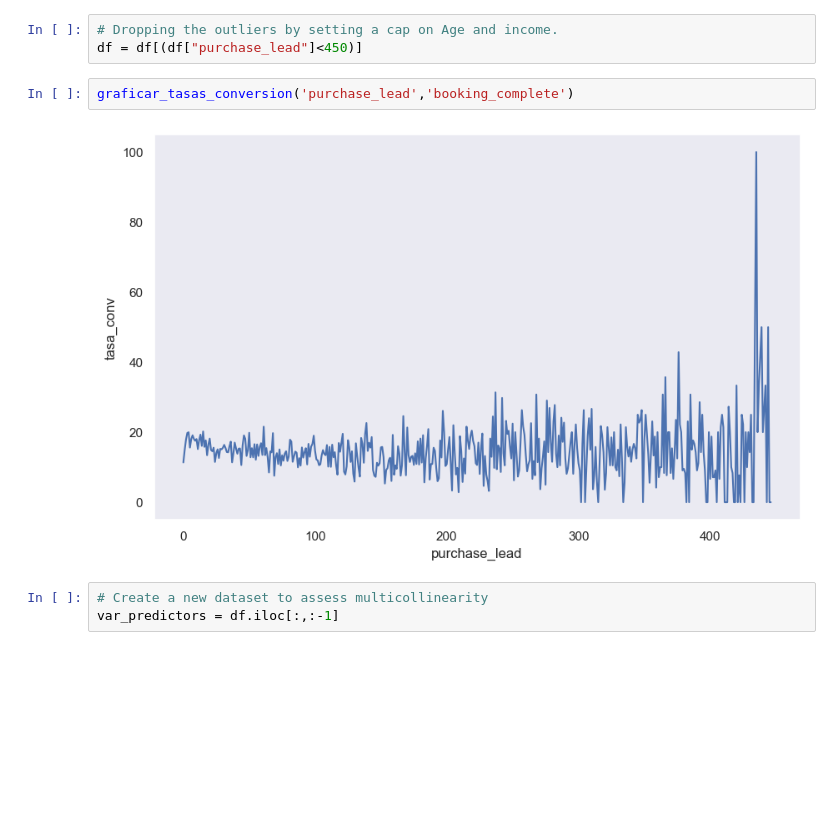
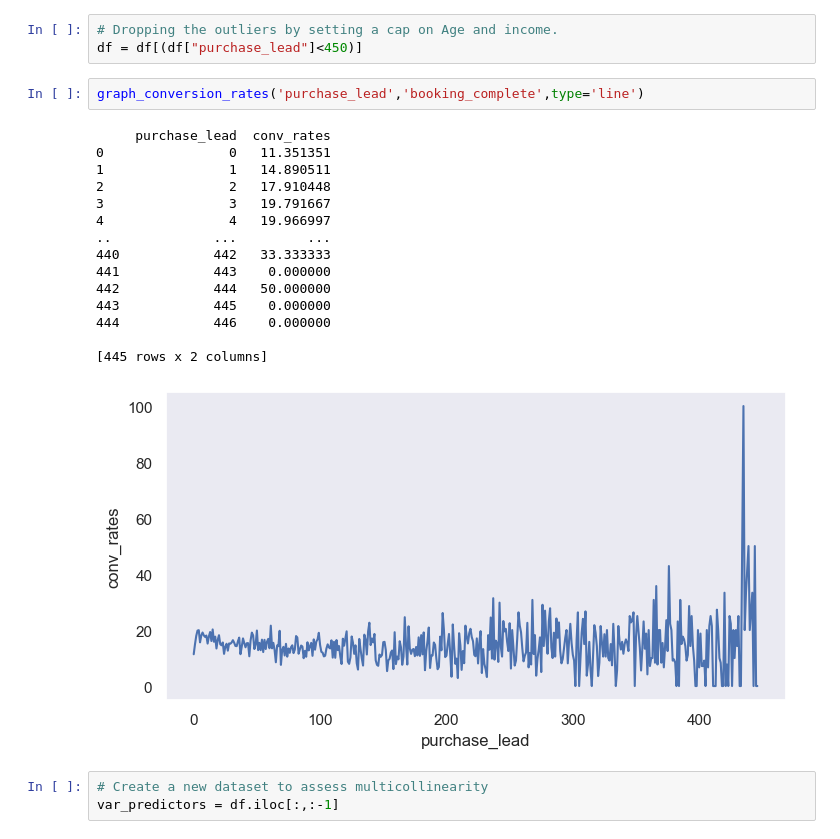
Before and after one commit to dasanmiguelv/supervised-machine-learning, a Jupyter notebook: behaviour-buying/Getting Started.ipynb, the cells around one changed output. Drawn from its saved outputs; the diff is of its cells as text; blank space fills up the shorter version.

```diff
--- a/behaviour-buying/Getting Started.ipynb
+++ b/behaviour-buying/Getting Started.ipynb
@@ -239,9 +243,23 @@ graficar_tasas_conversion('purchase_lead','booking_complete')
 # Dropping the outliers by setting a cap on Age and income.
 df = df[(df["purchase_lead"]<450)]
 # %%
-graficar_tasas_conversion('purchase_lead','booking_complete')
+graph_conversion_rates('purchase_lead','booking_complete',type='line')
 # %% [output]
+     purchase_lead  conv_rates
+0                0   11.351351
+1                1   14.890511
+2                2   17.910448
+3                3   19.791667
+4                4   19.966997
+..             ...         ...
+440            442   33.333333
+441            443    0.000000
+442            444   50.000000
+443            445    0.000000
+444            446    0.000000
+
+[445 rows x 2 columns]
-[figure, old version]
+[figure, new version]
 # %%
 # Create a new dataset to assess multicollinearity
 var_predictors = df.iloc[:,:-1]
```
Also changed, not shown: parts of 33 cells of this notebook, 1 other file.
